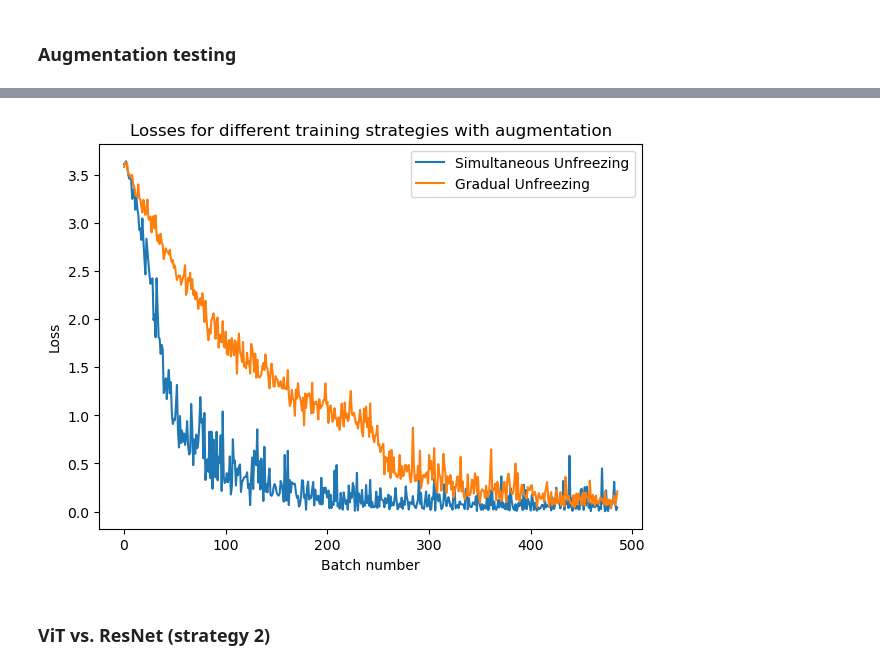
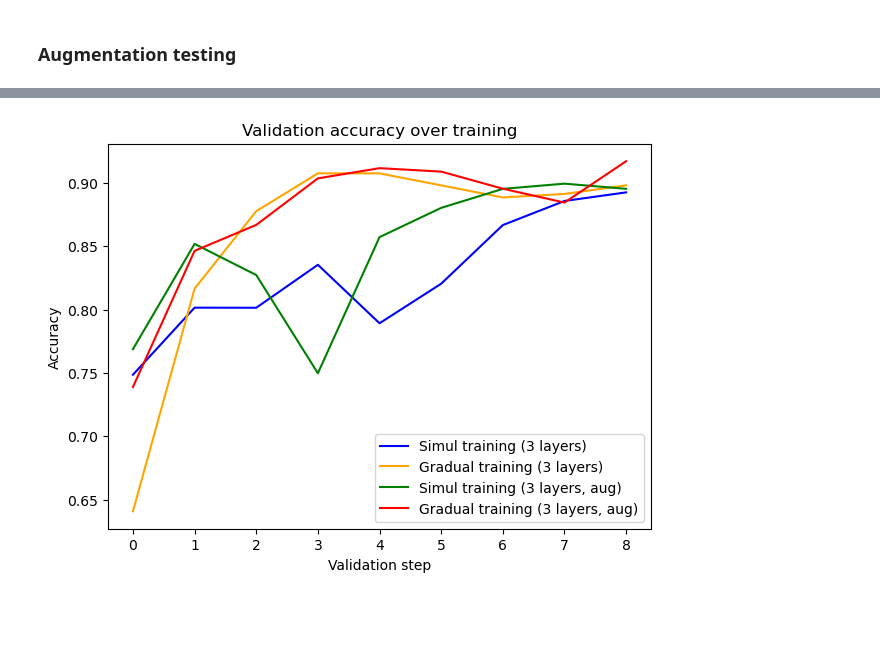
Before and after one commit to deblargue/deep25-project, a Jupyter notebook: deep_project2.ipynb, the cells around one changed output, grey strips where cells are left out. Saved outputs shown, nothing was run; the diff lists cells and outputs as text; code cells hidden in the pictures; blank space fills up the shorter version.

```diff
--- a/deep_project2.ipynb
+++ b/deep_project2.ipynb
@@ -1224,0 +1322,2 @@ torch.save({
+# %%
+model_s2_aug, s2_aug_loss, s2_aug_acc = run_gradual_training(dataloader_train_aug, dataloader_val, num_layers=3, epochs_per_layer=2)
@@ -1224,0 +1329,2 @@ torch.save({
+# %%
+model_s1_aug, s1_aug_loss, s1_aug_acc = run_simul_training(dataloader_train_aug, dataloader_val, num_layers=3, epochs=6)
@@ -1224,0 +1334,2 @@ torch.save({
+# %%
+model_s2, s2_loss, s2_acc = run_gradual_training(dataloader_train, dataloader_val, num_layers=3, epochs_per_layer=2)
@@ -1224,0 +1341,2 @@ torch.save({
+# %%
+model_s1, s1_loss, s1_acc = run_simul_training(dataloader_train, dataloader_val, num_layers=3, epochs=6)
@@ -1225,14 +1346,15 @@ torch.save({
 # %%
-fig, ax = plt.subplots(1, 1, figsize=(7, 5))
+fig, ax = plt.subplots(1,1, figsize=(7,5))
+# plot the accuracies over training
+ax.plot(s1_acc['accuracy'], label='Simul training (3 layers)', color='blue')
+ax.plot(s2_acc['accuracy'], label='Gradual training (3 layers)', color='orange')
+ax.plot(s1_aug_acc['accuracy'], label='Simul training (3 layers, aug)', color='green')
+ax.plot(s2_aug_acc['accuracy'], label='Gradual training (3 layers, aug)', color='red')
 
-ax.plot(losses_aug_s1, label='Simultaneous Unfreezing')
-ax.plot(losses_aug_s2, label='Gradual Unfreezing')
-ax.set_xlabel('Batch number')
-ax.set_ylabel('Loss')
-ax.set_title('Losses for different training strategies with augmentation')
+ax.set_xlabel('Validation step')
+ax.set_ylabel('Accuracy')
+ax.set_title('Validation accuracy over training')
 ax.legend()
 plt.show()
 # %% [output]
-[figure, old version]
+[figure, new version]
-# %% [markdown]
-### ViT vs. ResNet (strategy 2)
```
Also changed, not shown: parts of 63 cells of this notebook.
